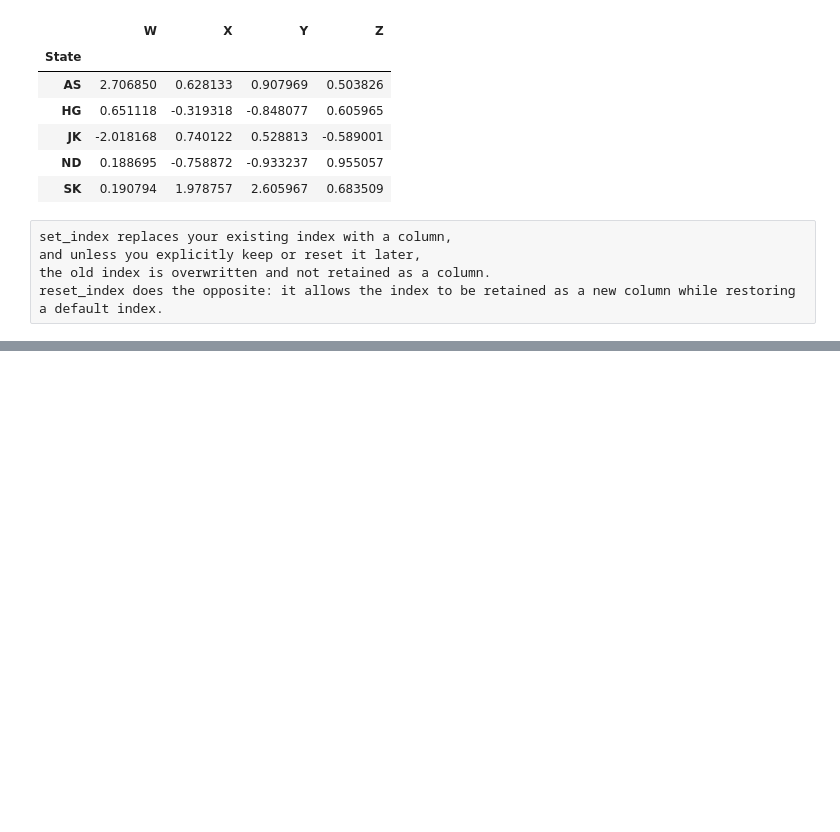
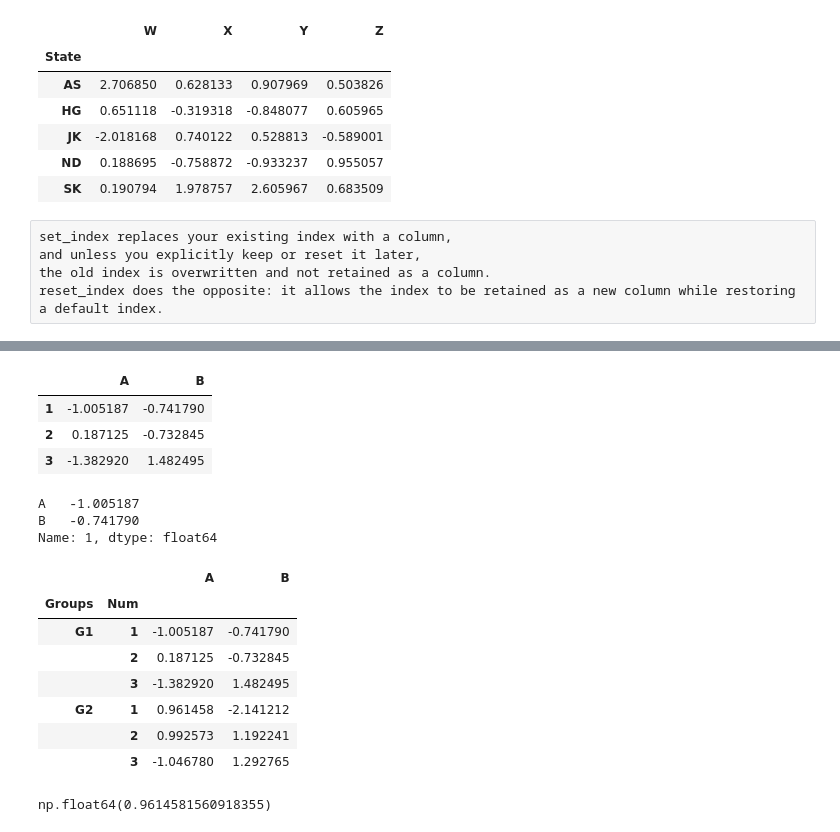
Before and after one commit to r-abinash/jupyter-notebook-practice, a Jupyter notebook: 03-Python-for-Data-Analysis-Pandas/practice-dataframe.ipynb, the cells around one changed output, grey strips where cells are left out. Saved outputs shown, nothing was run; the diff lists cells and outputs as text; code cells hidden in the pictures; blank space fills up the shorter version.

Commit message:
modify in dataframe practice file

```diff
--- a/03-Python-for-Data-Analysis-Pandas/practice-dataframe.ipynb
+++ b/03-Python-for-Data-Analysis-Pandas/practice-dataframe.ipynb
@@ -325,0 +332,6 @@ reset_index does the opposite: it allows the index to be retained as a new colum
+# %%
+# Index Levels
+outside = ['G1','G1','G1','G2','G2','G2']
+inside = [1,2,3,1,2,3]
+hier_index = list(zip(outside,inside))
+hier_index = pd.MultiIndex.from_tuples(hier_index)
@@ -325,0 +360,3 @@ reset_index does the opposite: it allows the index to be retained as a new colum
+# %%
+df = pd.DataFrame(randn(6,2),hier_index,['A','B'])
+df # example for multi-index
@@ -325,0 +371,32 @@ reset_index does the opposite: it allows the index to be retained as a new colum
+# %%
+# access data from multi level index, frst acces outside index then go deeper.
+df.loc['G1']
+# %% [output]
+|  | A | B |
+| 1 | -1.005187 | -0.741790 |
+| 2 | 0.187125 | -0.732845 |
+| 3 | -1.382920 | 1.482495 |
+# %%
+df.loc['G1'].loc[1] # return in series
+# %% [output]
+A   -1.005187
+B   -0.741790
+Name: 1, dtype: float64
+# %%
+# give naming for indexies
+df.index.names = ['Groups','Num']
+df
+# %% [output]
+|  |  | A | B |
+| Groups | Num |  |  |
+| G1 | 1 | -1.005187 | -0.741790 |
+|  | 2 | 0.187125 | -0.732845 |
+|  | 3 | -1.382920 | 1.482495 |
+| G2 | 1 | 0.961458 | -2.141212 |
+|  | 2 | 0.992573 | 1.192241 |
+|  | 3 | -1.046780 | 1.292765 |
+# %%
+# access single data
+df.loc['G2'].loc[1]['A']
+# %% [output]
+np.float64(0.9614581560918355)
```
Also changed, not shown: parts of 10 cells of this notebook.
